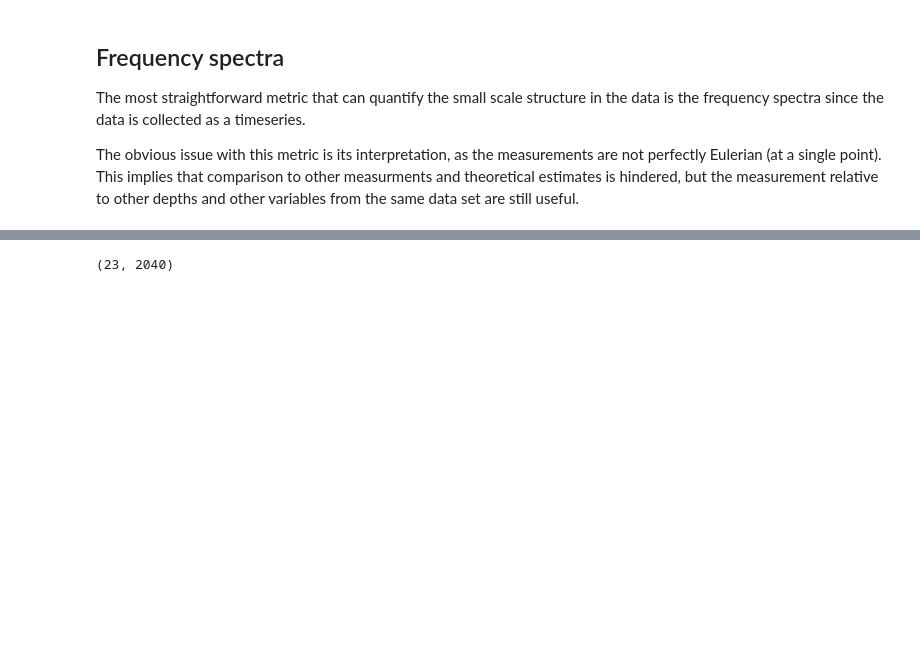
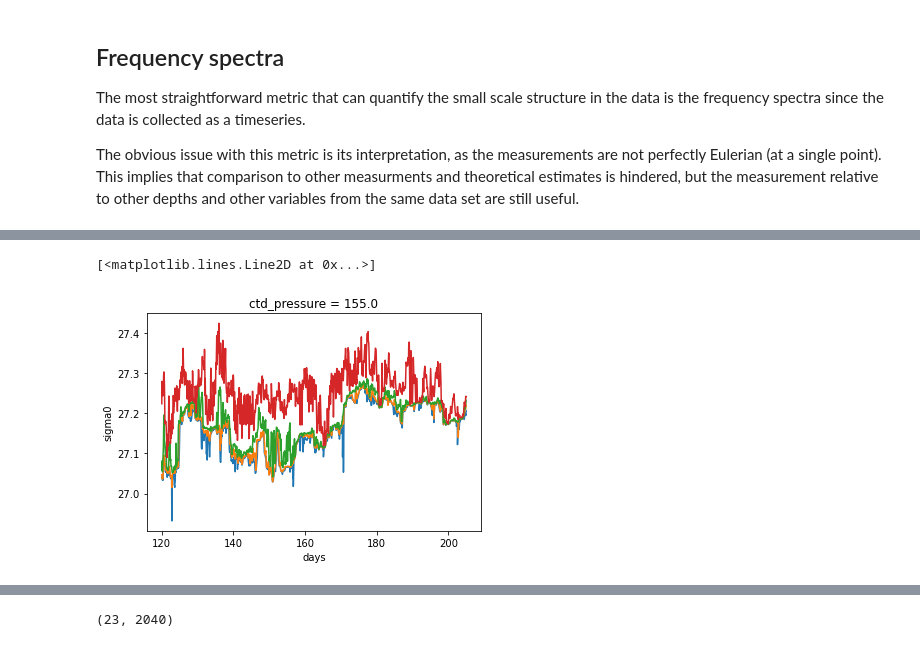
Before and after one commit to dhruvbalwada/sogos, a Jupyter notebook: notebooks/notebooks_variability_paper/frequency_spectra.ipynb, the cells around one changed output, grey strips where cells are left out. Saved outputs shown, nothing was run; the diff lists cells and outputs as text; code cells hidden in the pictures; blank space fills up the shorter version.

```diff
--- a/notebooks/notebooks_variability_paper/frequency_spectra.ipynb
+++ b/notebooks/notebooks_variability_paper/frequency_spectra.ipynb
@@ -74,8 +48,0 @@ sigma_int_600 = f(time_grid)
-# %%
-depth = 50
-ds = ds_660_grid.sel(ctd_pressure=50, method='nearest')
-
-f = interpolate.interp1d(ds.days, ds.CT)
-
-time_grid = np.arange(120, 205, 1/24)
-CT_int_50 = f(time_grid)
@@ -95,3 +48,0 @@ plt.yscale('log')
-# %%
-f, p_50 = sg.periodogram(sigma_int_50, fs=1/3600, return_onesided=False)
-f, p_600 = sg.periodogram(sigma_int_600, fs=1/3600, return_onesided=False)
@@ -115,0 +51,29 @@ np.mean(sigma_int_50)
+# %%
+# Interpolate to a uniform time grid
+from scipy import interpolate
+
+def interp_time(ds, var):
+    time_grid = np.arange(120, 205, 1/24)
+
+    da_var_int = xr.DataArray()
+
+    for i in range(len(ds.ctd_pressure)):
+        ds_temp =ds.isel(ctd_pressure=i)
+        f = interpolate.interp1d(ds_temp.days, ds_temp[var])
+        var_int = f(time_grid)
+
+        da_var_int_temp = xr.DataArray(var_int,
+                                 dims=["days"],
+                                 coords={"days": time_grid, "ctd_pressure": ds_temp.ctd_pressure}
+                                 ).rename(var)
+
+        if i==0:
+            da_var_int = da_var_int_temp
+        else:
+            da_var_int = xr.concat([da_var_int, da_var_int_temp], dim='ctd_pressure')
+
+    return da_var_int
+# %%
+ds_660_time = xr.merge([interp_time(ds_660_grid,'sigma0'),
+                        interp_time(ds_660_grid,'CT'),
+                        interp_time(ds_660_grid,'SA')])
@@ -115,0 +92,8 @@ np.mean(sigma_int_50)
+# %%
+ds_660_time.sigma0.sel(ctd_pressure=15, method='nearest').plot()
+ds_660_time.sigma0.sel(ctd_pressure=50, method='nearest').plot()
+ds_660_time.sigma0.sel(ctd_pressure=100, method='nearest').plot()
+ds_660_time.sigma0.sel(ctd_pressure=150, method='nearest').plot()
+# %% [output]
+[<matplotlib.lines.Line2D at 0x...>]
+[figure, added]
```
Also changed, not shown: parts of 19 cells of this notebook, 1 other file.
